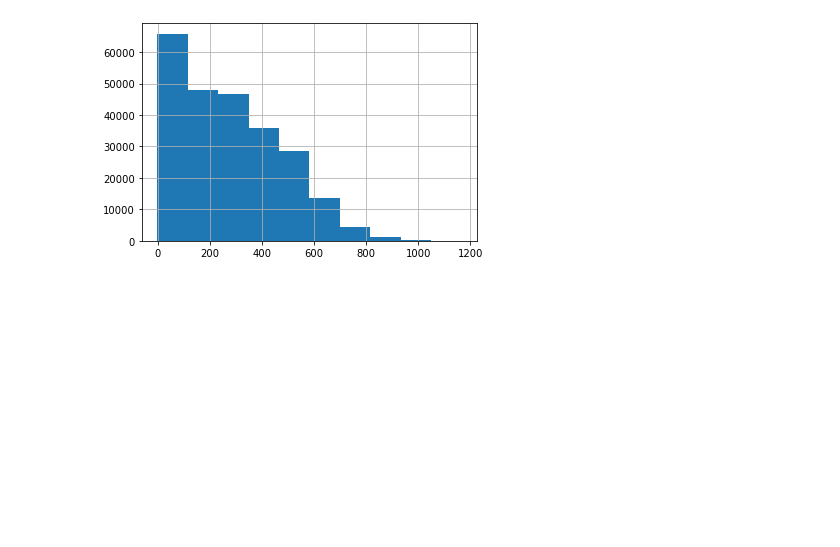
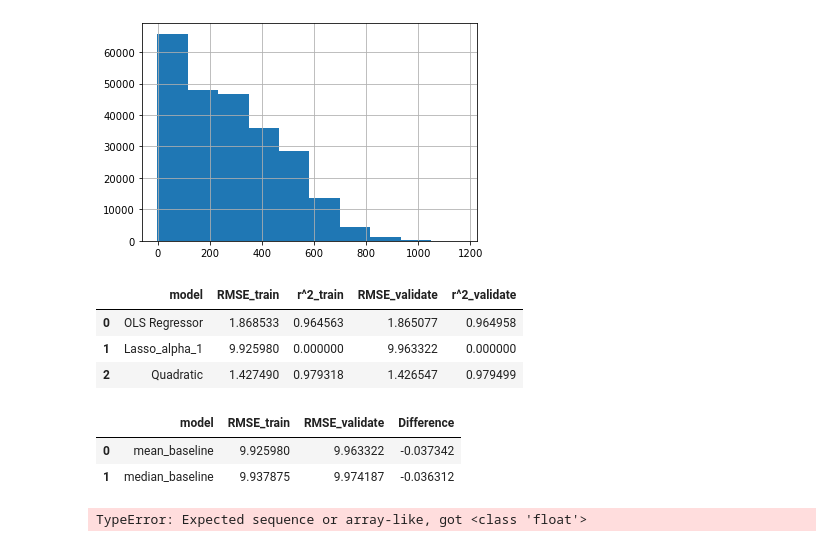
Before and after one commit to Mirzakhani-Capstone/mirzakhani_shared, a Jupyter notebook: mark/eda_part3.ipynb, the cells around one changed output. Drawn from its saved outputs; the diff is of its cells as text; code cells hidden in the pictures; blank space fills up the shorter version.

```diff
--- a/mark/eda_part3.ipynb
+++ b/mark/eda_part3.ipynb
@@ -86,0 +155,18 @@ train['potential_evap'].hist()
+# %%
+train_scaled, validate_scaled, test_scaled = scale_data(train, validate, test)
+# %%
+drivers = list(train.columns)
+drivers.remove('region')
+drivers.remove('startdate')
+drivers.remove('elevation')
+drivers.remove('mean_temp')
+# %%
+X_train = train_scaled[drivers]
+dummy_df_train = pd.get_dummies(X_train[['region_bins','elevation_range']], dummy_na=False, drop_first=[True, True])
+X_train = pd.concat([X_train, dummy_df_train], axis=1).drop(columns=['region_bins','elevation_range'])
+y_train = train['mean_temp']
+# %%
+X_validate = validate_scaled[drivers]
+dummy_df_validate = pd.get_dummies(X_validate[['region_bins','elevation_range']], dummy_na=False, drop_first=[True, True])
+X_validate = pd.concat([X_validate, dummy_df_validate], axis=1).drop(columns=['region_bins','elevation_range'])
+y_validate = validate['mean_temp']
@@ -86,0 +175,13 @@ train['potential_evap'].hist()
+# %%
+m.regression_models(X_train, y_train, X_validate, y_validate)
+# %% [output]
+|  | model | RMSE_train | r^2_train | RMSE_validate | r^2_validate |
+| 0 | OLS Regressor | 1.868533 | 0.964563 | 1.865077 | 0.964958 |
+| 1 | Lasso_alpha_1 | 9.925980 | 0.000000 | 9.963322 | 0.000000 |
+| 2 | Quadratic | 1.427490 | 0.979318 | 1.426547 | 0.979499 |
+# %%
+m.baseline_models(y_train, y_validate)
+# %% [output]
+|  | model | RMSE_train | RMSE_validate | Difference |
+| 0 | mean_baseline | 9.925980 | 9.963322 | -0.037342 |
+| 1 | median_baseline | 9.937875 | 9.974187 | -0.036312 |
@@ -86,0 +190,6 @@ train['potential_evap'].hist()
+# %%
+metric.mean_squared_error(
+            y_train,
+            y_train.mean()) ** .5
+# %% [output]
+TypeError: Expected sequence or array-like, got <class 'float'>
```
Also changed, not shown: parts of 8 cells of this notebook.
